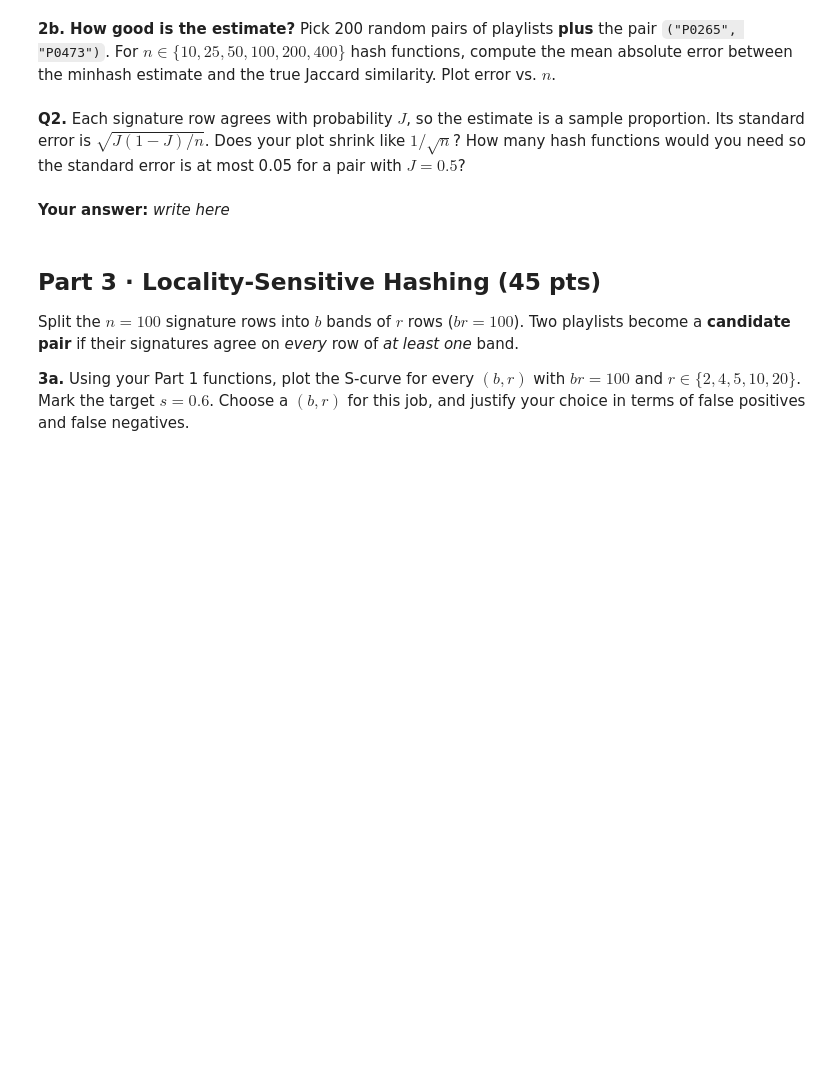
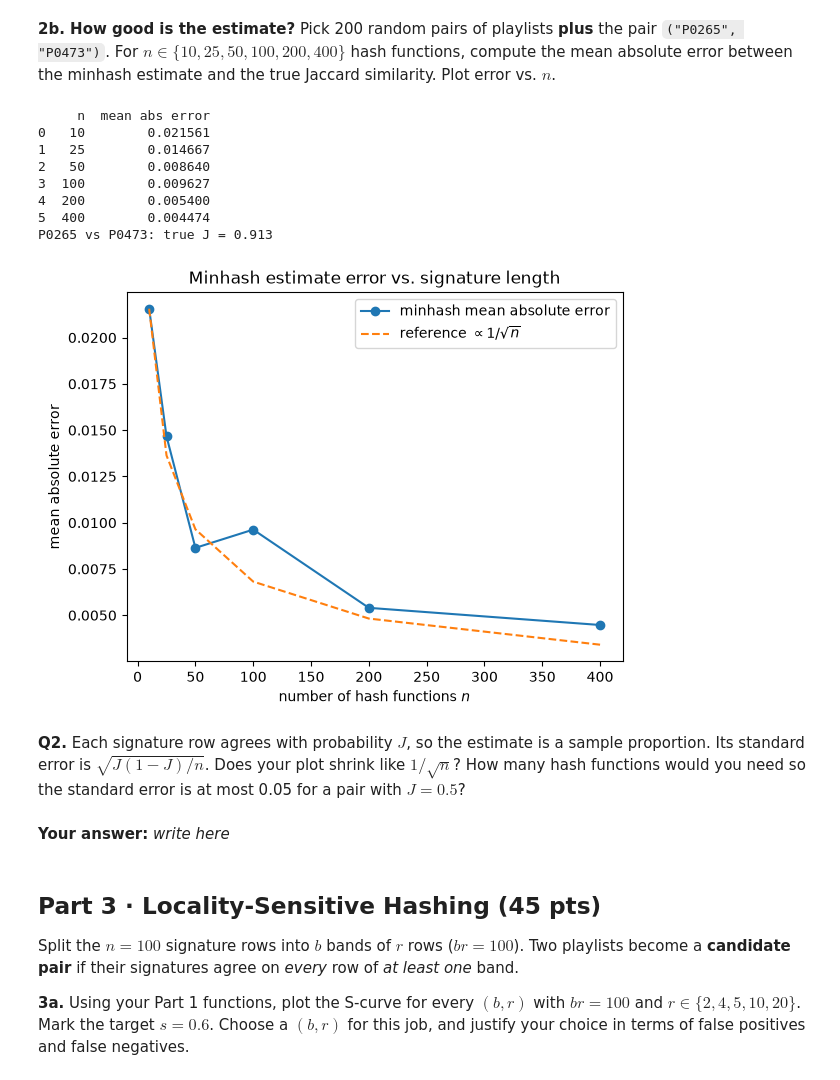
Before and after one commit to Caelc2216/Similarities, a Jupyter notebook: PlaylistDetective1_Similarities_starter.ipynb, the cells around one changed output. Saved outputs shown, nothing was run; the diff lists cells and outputs as text; code cells hidden in the pictures; blank space fills up the shorter version.

```diff
--- a/PlaylistDetective1_Similarities_starter.ipynb
+++ b/PlaylistDetective1_Similarities_starter.ipynb
@@ -64,16 +100,20 @@ Write three small functions, then check them with the `assert` cell.
 * `lsh_threshold(b, r)` $\approx (1/b)^{1/r}$, the similarity where the S-curve rises most steeply
 # %%
 def jaccard(A, B):
-    # TODO: |A ∩ B| / |A ∪ B|
-    raise NotImplementedError
+    # |A ∩ B| / |A ∪ B|
+    A, B = set(A), set(B)          # so strings like "john" become sets of letters
+    union = A | B
+    if not union:                  # both sets empty: define similarity as 0
+        return 0.0
+    return len(A & B) / len(union)
 
 def candidate_prob(s, b, r):
-    # TODO: 1 - (1 - s^r)^b
-    raise NotImplementedError
+    # 1 - (1 - s^r)^b  (works for a single s or a NumPy array of s values)
+    return 1 - (1 - s**r)**b
 
 def lsh_threshold(b, r):
-    # TODO: (1/b)^(1/r)
-    raise NotImplementedError
+    # (1/b)^(1/r)
+    return (1 / b) ** (1 / r)
 # %%
 assert abs(jaccard({1, 2, 3}, {2, 3, 4}) - 0.5) < 1e-9
 assert abs(jaccard("john", "joan") - 3/5) < 1e-9          # letters as sets: {j,o,h,n} vs {j,o,a,n}
@@ -125,10 +183,43 @@ print("Part 2a checks passed.")
 # %%
 col = {p: j for j, p in enumerate(playlist_ids)}
 pair_rng = np.random.default_rng(1)
 test_pairs = [tuple(pair_rng.choice(len(playlist_ids), 2, replace=False)) for _ in range(200)]
 test_pairs.append((col["P0265"], col["P0473"]))
 
-# TODO: true Jaccard for each test pair, then the mean absolute error for each n, then plot
+# True Jaccard for each test pair (computed exactly from the sets)
+true_J = np.array([jaccard(baskets[playlist_ids[c1]], baskets[playlist_ids[c2]])
+                   for c1, c2 in test_pairs])
+
+# Mean absolute error of the minhash estimate for each number of hash functions
+n_values = [10, 25, 50, 100, 200, 400]
+mae = []
+for n in n_values:
+    SIG_n = minhash_signatures(M, n)
+    est_J = np.array([estimated_jaccard(SIG_n, c1, c2) for c1, c2 in test_pairs])
+    mae.append(np.mean(np.abs(est_J - true_J)))
+
+print(pd.DataFrame({"n": n_values, "mean abs error": mae}))
+print("P0265 vs P0473: true J =", round(true_J[-1], 4))
+
+# Plot error vs n, with a c/sqrt(n) reference curve for comparison
+plt.plot(n_values, mae, "o-", label="minhash mean absolute error")
+plt.plot(n_values, mae[0] * np.sqrt(n_values[0]) / np.sqrt(n_values), "--",
+         label=r"reference $\propto 1/\sqrt{n}$")
+plt.xlabel("number of hash functions $n$")
+plt.ylabel("mean absolute error")
+plt.title("Minhash estimate error vs. signature length")
+plt.legend()
+plt.show()
+# %% [output]
+     n  mean abs error
+0   10        0.021561
+1   25        0.014667
+2   50        0.008640
+3  100        0.009627
+4  200        0.005400
+5  400        0.004474
+P0265 vs P0473: true J = 0.913
+[figure, added]
 # %% [markdown]
 **Q2.** Each signature row agrees with probability $J$, so the estimate is a sample proportion. Its standard error is $\sqrt{J(1-J)/n}$. Does your plot shrink like $1/\sqrt{n}$? How many hash functions would you need so the standard error is at most 0.05 for a pair with $J = 0.5$?
 # %% [markdown]
```
Also changed, not shown: parts of 6 cells of this notebook.
